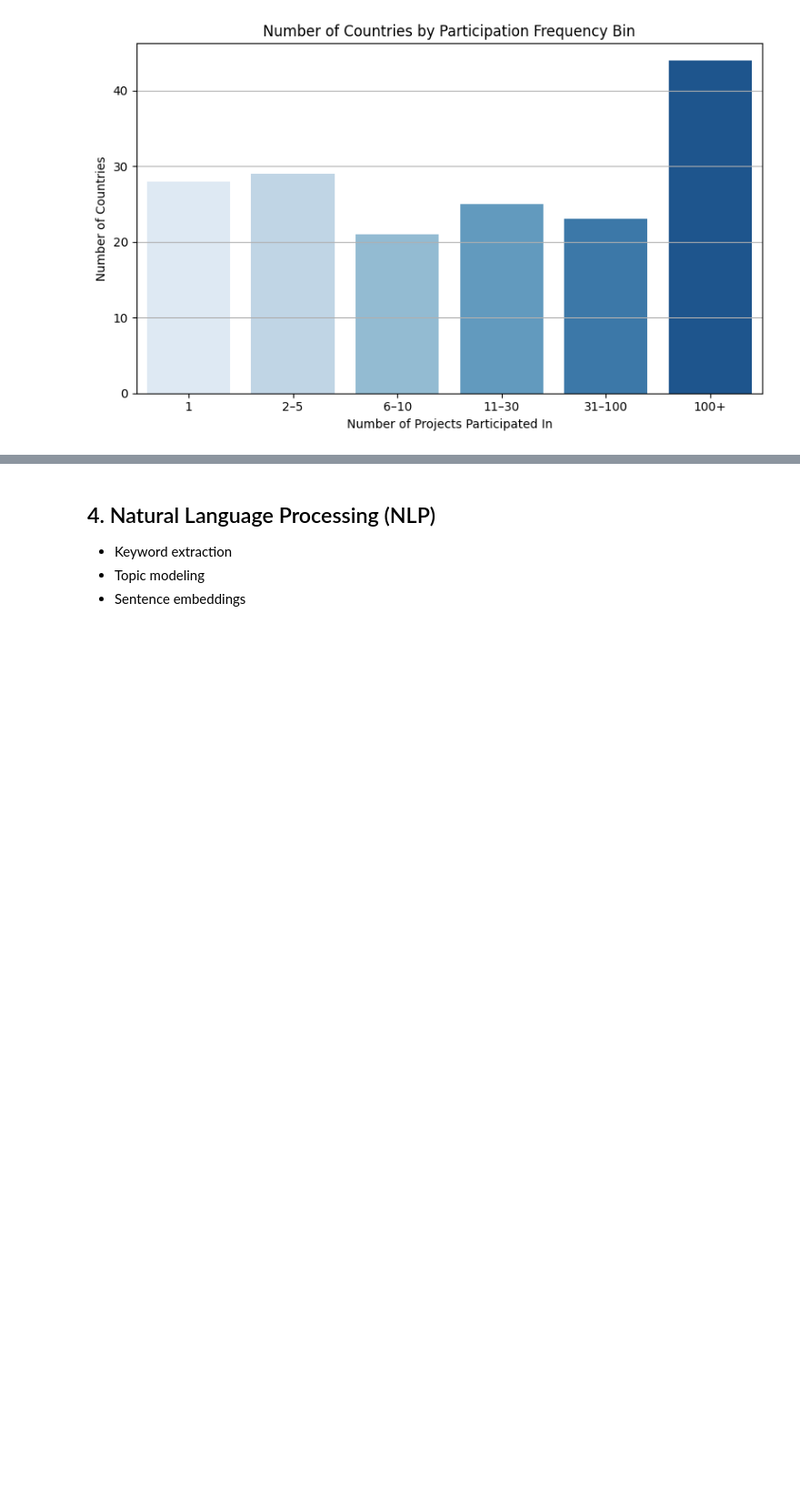
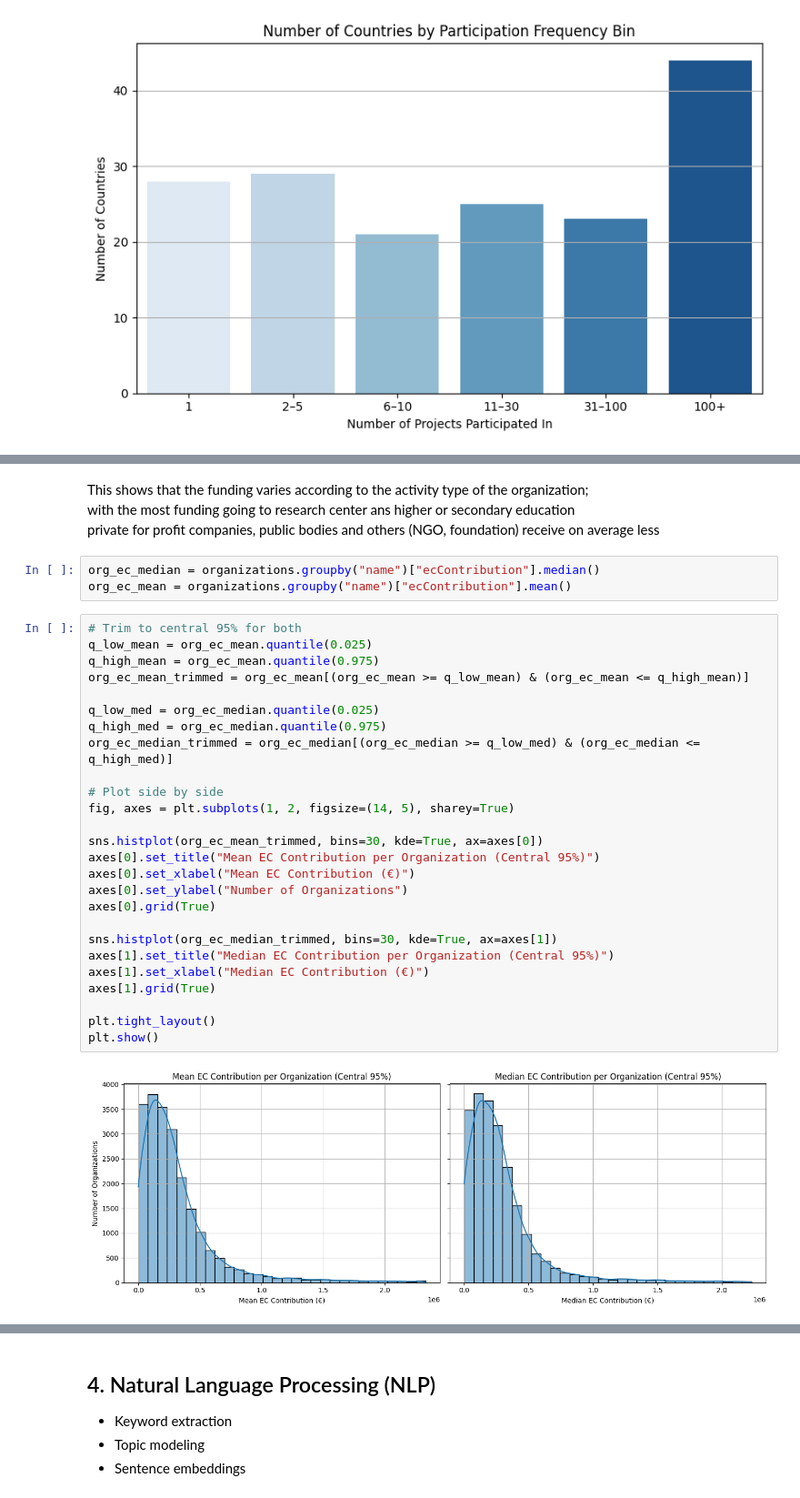
Before and after one commit to EliasIblisdir/MDA_project, a Jupyter notebook: Horizon.ipynb, the cells around one changed output, grey strips where cells are left out. Shown at 91% size. Saved outputs shown, nothing was run; the diff lists cells and outputs as text; blank space fills up the shorter version.

```diff
--- a/Horizon.ipynb
+++ b/Horizon.ipynb
@@ -908,0 +971,33 @@ Name: count, dtype: int64
+# %% [markdown]
+This shows that the funding varies according to the activity type of the organization; <br> with the most funding going to research center ans higher or secondary education <br> private for profit companies, public bodies and others (NGO, foundation) receive on average less
+# %%
+org_ec_median = organizations.groupby("name")["ecContribution"].median()
+org_ec_mean = organizations.groupby("name")["ecContribution"].mean()
+# %%
+# Trim to central 95% for both
+q_low_mean = org_ec_mean.quantile(0.025)
+q_high_mean = org_ec_mean.quantile(0.975)
+org_ec_mean_trimmed = org_ec_mean[(org_ec_mean >= q_low_mean) & (org_ec_mean <= q_high_mean)]
+
+q_low_med = org_ec_median.quantile(0.025)
+q_high_med = org_ec_median.quantile(0.975)
+org_ec_median_trimmed = org_ec_median[(org_ec_median >= q_low_med) & (org_ec_median <= q_high_med)]
+
+# Plot side by side
+fig, axes = plt.subplots(1, 2, figsize=(14, 5), sharey=True)
+
+sns.histplot(org_ec_mean_trimmed, bins=30, kde=True, ax=axes[0])
+axes[0].set_title("Mean EC Contribution per Organization (Central 95%)")
+axes[0].set_xlabel("Mean EC Contribution (€)")
+axes[0].set_ylabel("Number of Organizations")
+axes[0].grid(True)
+
+sns.histplot(org_ec_median_trimmed, bins=30, kde=True, ax=axes[1])
+axes[1].set_title("Median EC Contribution per Organization (Central 95%)")
+axes[1].set_xlabel("Median EC Contribution (€)")
+axes[1].grid(True)
+
+plt.tight_layout()
+plt.show()
+# %% [output]
+[figure, added]
```
Also changed, not shown: parts of 29 cells of this notebook.
